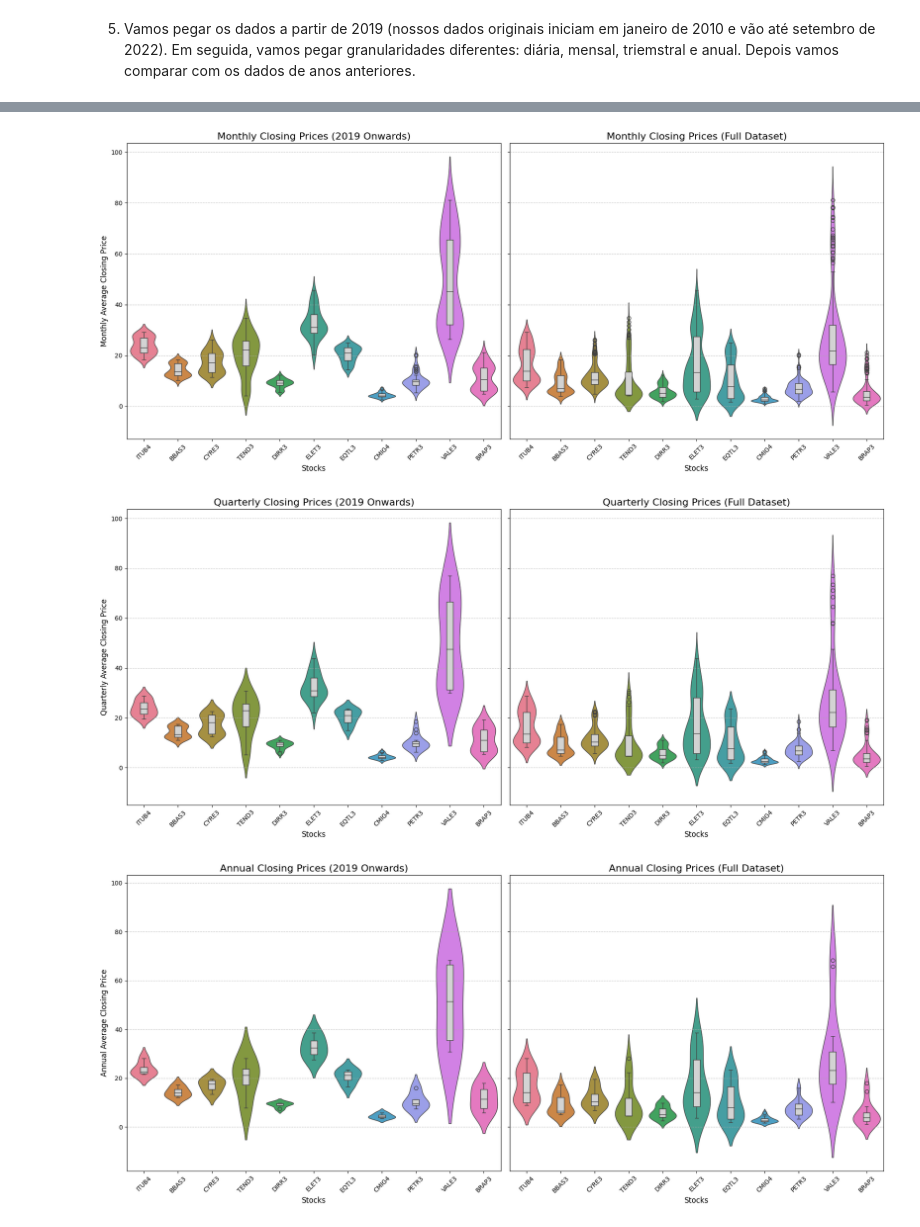
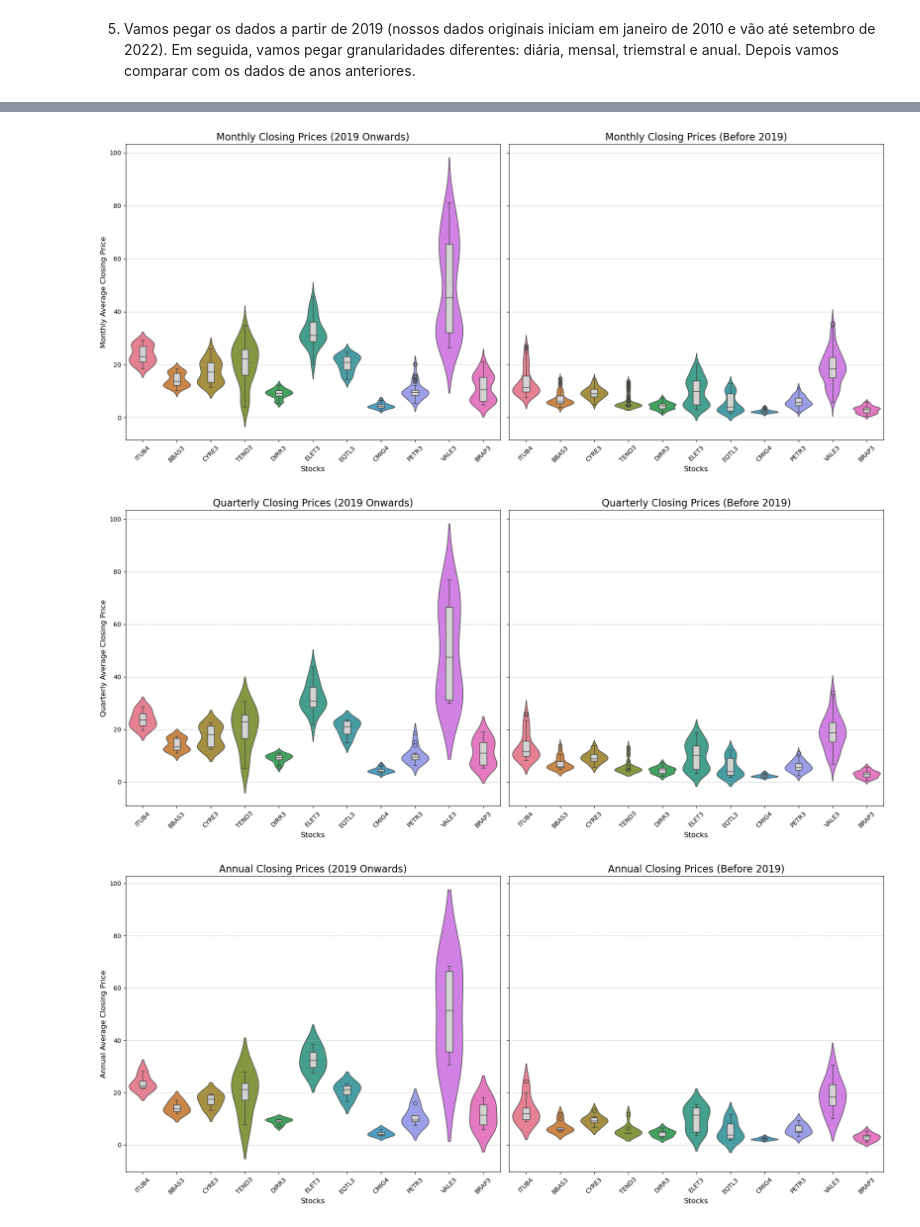
Before and after one commit to diogobrasil/analises-tcc-cripto, a Jupyter notebook: main/classes/Visualization/b3_analysis_charts/distrbuitions.ipynb, the cells around one changed output, grey strips where cells are left out. Drawn from its saved outputs; the diff is of its cells as text; code cells hidden in the pictures.

```diff
--- a/main/classes/Visualization/b3_analysis_charts/distrbuitions.ipynb
+++ b/main/classes/Visualization/b3_analysis_charts/distrbuitions.ipynb
@@ -179,12 +179,17 @@ plot_violin_boxplot(acoes_quarterly,
 # %%
 # Filtrar os dados para a partir de 2019
 acoes_2019 = acoes_data[acoes_data.index.year >= 2019]
+acoes_before_2019 = acoes_data[acoes_data.index.year < 2019]
 
 # Gerar gráficos para granularidades diárias, mensais, trimestrais e anuais (dados a partir de 2019)
 acoes_daily_2019 = acoes_2019
+acoes_before_2019_daily = acoes_before_2019
 acoes_monthly_2019 = acoes_2019.resample('ME').mean()  # Mensal
+acoes_before_2019_monthly = acoes_before_2019.resample('ME').mean()  # Mensal
 acoes_quarterly_2019 = acoes_2019.resample('QE').mean()  # Trimestral
+acoes_before_2019_quarterly = acoes_before_2019.resample('QE').mean()  # Trimestral
 acoes_annual_2019 = acoes_2019.resample('YE').mean()  # Anual
+acoes_before_2019_annual = acoes_before_2019.resample('YE').mean()  # Anual
 # %%
 #diários
 plot_violin_boxplot(acoes_daily_2019,
@@ -199,25 +204,25 @@ plot_violin_boxplot(acoes_daily_2019,
 plot_violin_boxplot(acoes_monthly_2019,
                     "Monthly Closing Prices (2019 Onwards)",
                     "Monthly Average Closing Price",
-                    acoes_monthly,
-                    extra_title="Monthly Closing Prices (Full Dataset)")
+                    acoes_before_2019_monthly,
+                    extra_title="Monthly Closing Prices (Before 2019)")
 # %% [output]
-[figure, old version]
+[figure, new version]
 # %%
 #trimestral
 plot_violin_boxplot(acoes_quarterly_2019,
                     "Quarterly Closing Prices (2019 Onwards)",
                     "Quarterly Average Closing Price",
-                    acoes_quarterly,
-                    extra_title="Quarterly Closing Prices (Full Dataset)")
+                    acoes_before_2019_quarterly,
+                    extra_title="Quarterly Closing Prices (Before 2019)")
 # %% [output]
-[figure, old version]
+[figure, new version]
 # %%
 #anual
 plot_violin_boxplot(acoes_annual_2019,
                     "Annual Closing Prices (2019 Onwards)",
                     "Annual Average Closing Price",
-                    acoes_annual,
-                    extra_title="Annual Closing Prices (Full Dataset)")
+                    acoes_before_2019_annual,
+                    extra_title="Annual Closing Prices (Before 2019)")
 # %% [output]
-[figure, old version]
+[figure, new version]
```
Also changed, not shown: parts of 1 cell of this notebook.
